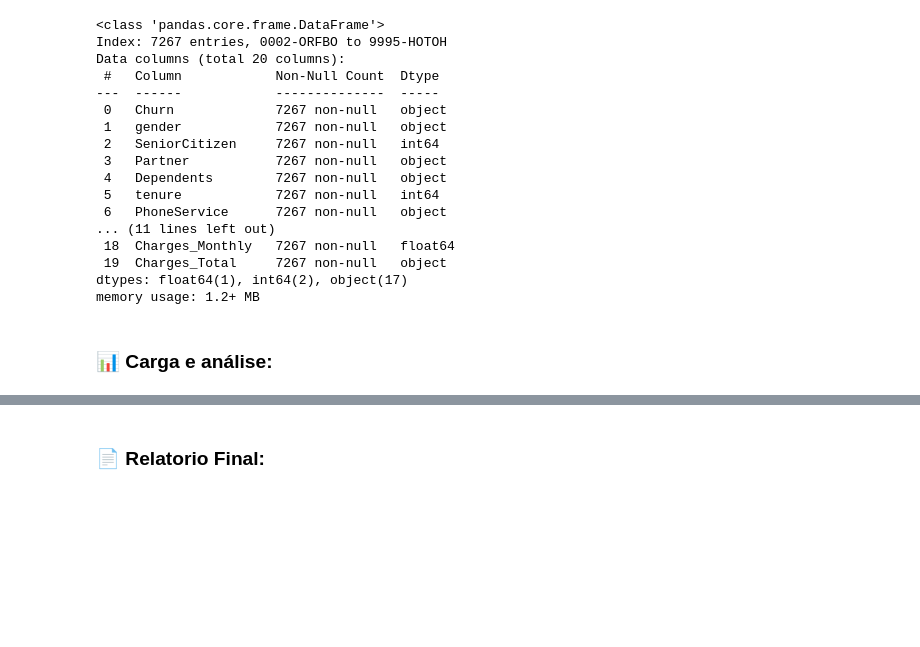
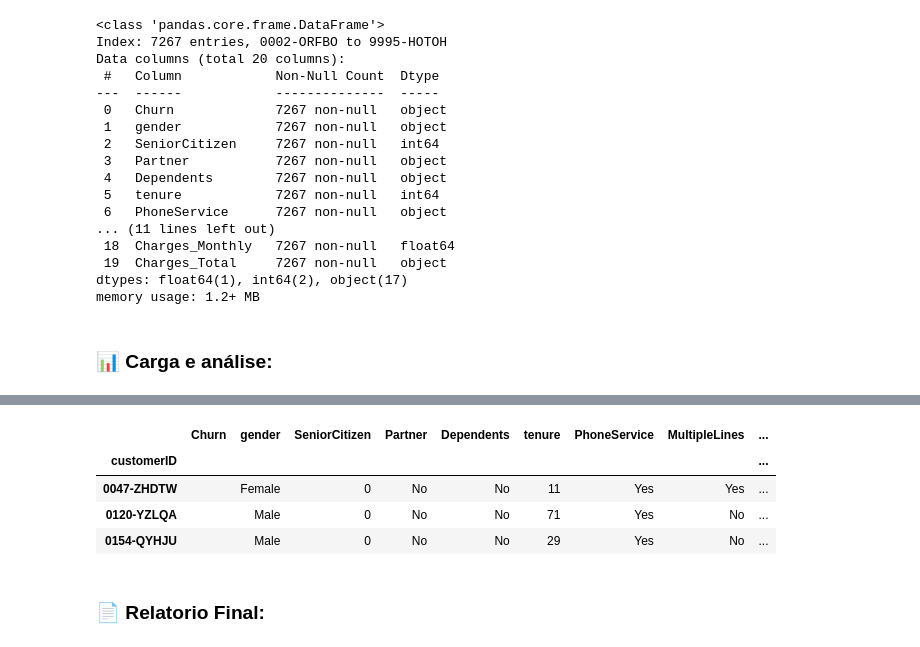
Before and after one commit to Megalonnix/ChallengeTelecomX, a Jupyter notebook: TelecomX_BR.ipynb, the cells around one changed output, grey strips where cells are left out. Cells and saved outputs as stored; diff of their text form; code cells hidden in the pictures; blank space fills up the shorter version.

```diff
--- a/TelecomX_BR.ipynb
+++ b/TelecomX_BR.ipynb
@@ -114,0 +230,8 @@ memory usage: 1.2+ MB
+# %%
+df_descompactado[df_descompactado['Churn'] == ''].head(3)
+# %% [output]
+|  | Churn | gender | SeniorCitizen | Partner | Dependents | tenure | PhoneService | MultipleLines | ... |
+| customerID |  |  |  |  |  |  |  |  | ... |
+| 0047-ZHDTW |  | Female | 0 | No | No | 11 | Yes | Yes | ... |
+| 0120-YZLQA |  | Male | 0 | No | No | 71 | Yes | No | ... |
+| 0154-QYHJU |  | Male | 0 | No | No | 29 | Yes | No | ... |
```
Also changed, not shown: parts of 24 cells of this notebook, 1 other file.
